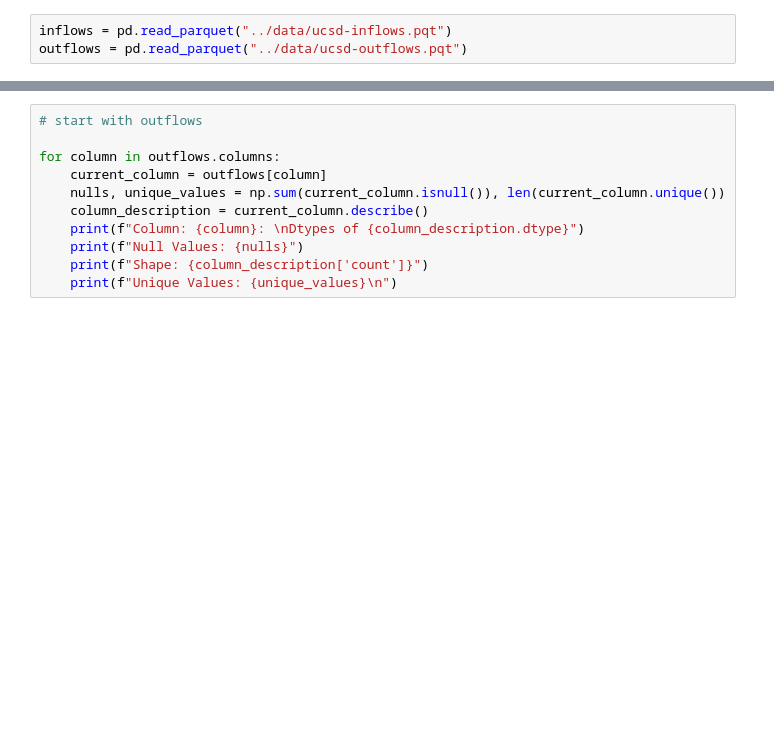
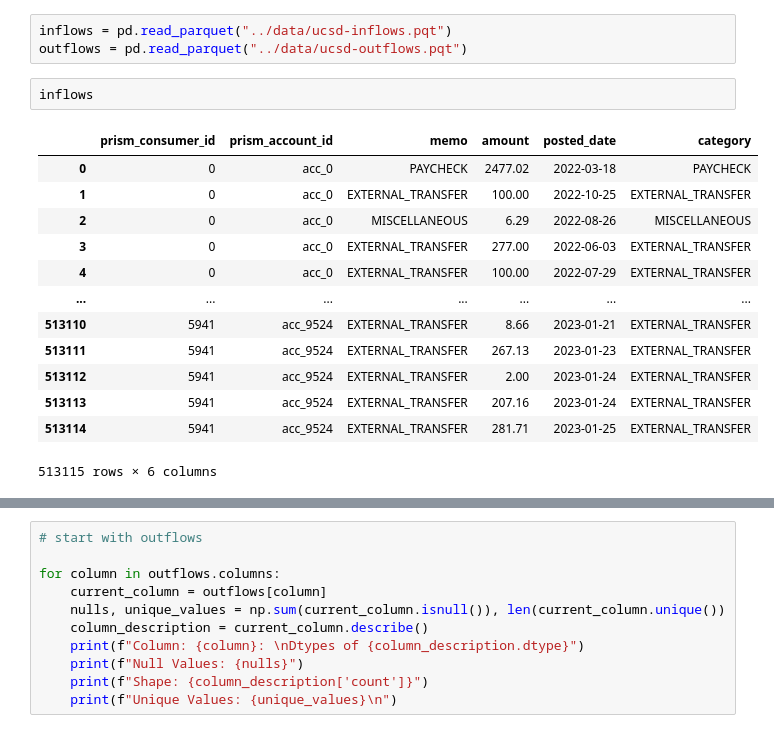
Before and after one commit to hillarychang/dsc180a-capstone, a Jupyter notebook: notebooks/kevin_data_exploration.ipynb, the cells around one changed output, grey strips where cells are left out. Saved outputs shown, nothing was run; the diff lists cells and outputs as text; blank space fills up the shorter version.

```diff
--- a/notebooks/kevin_data_exploration.ipynb
+++ b/notebooks/kevin_data_exploration.ipynb
@@ -7,3 +7,19 @@ from datetime import date
 # %%
 inflows = pd.read_parquet("../data/ucsd-inflows.pqt")
 outflows = pd.read_parquet("../data/ucsd-outflows.pqt")
+# %%
+inflows
+# %% [output]
+|  | prism_consumer_id | prism_account_id | memo | amount | posted_date | category |
+| 0 | 0 | acc_0 | PAYCHECK | 2477.02 | 2022-03-18 | PAYCHECK |
+| 1 | 0 | acc_0 | EXTERNAL_TRANSFER | 100.00 | 2022-10-25 | EXTERNAL_TRANSFER |
+| 2 | 0 | acc_0 | MISCELLANEOUS | 6.29 | 2022-08-26 | MISCELLANEOUS |
+| 3 | 0 | acc_0 | EXTERNAL_TRANSFER | 277.00 | 2022-06-03 | EXTERNAL_TRANSFER |
+| 4 | 0 | acc_0 | EXTERNAL_TRANSFER | 100.00 | 2022-07-29 | EXTERNAL_TRANSFER |
+| ... | ... | ... | ... | ... | ... | ... |
+| 513110 | 5941 | acc_9524 | EXTERNAL_TRANSFER | 8.66 | 2023-01-21 | EXTERNAL_TRANSFER |
+| 513111 | 5941 | acc_9524 | EXTERNAL_TRANSFER | 267.13 | 2023-01-23 | EXTERNAL_TRANSFER |
+| 513112 | 5941 | acc_9524 | EXTERNAL_TRANSFER | 2.00 | 2023-01-24 | EXTERNAL_TRANSFER |
+| 513113 | 5941 | acc_9524 | EXTERNAL_TRANSFER | 207.16 | 2023-01-24 | EXTERNAL_TRANSFER |
+| 513114 | 5941 | acc_9524 | EXTERNAL_TRANSFER | 281.71 | 2023-01-25 | EXTERNAL_TRANSFER |
+513115 rows × 6 columns
```
Also changed, not shown: parts of 12 cells of this notebook, 1 other file.
